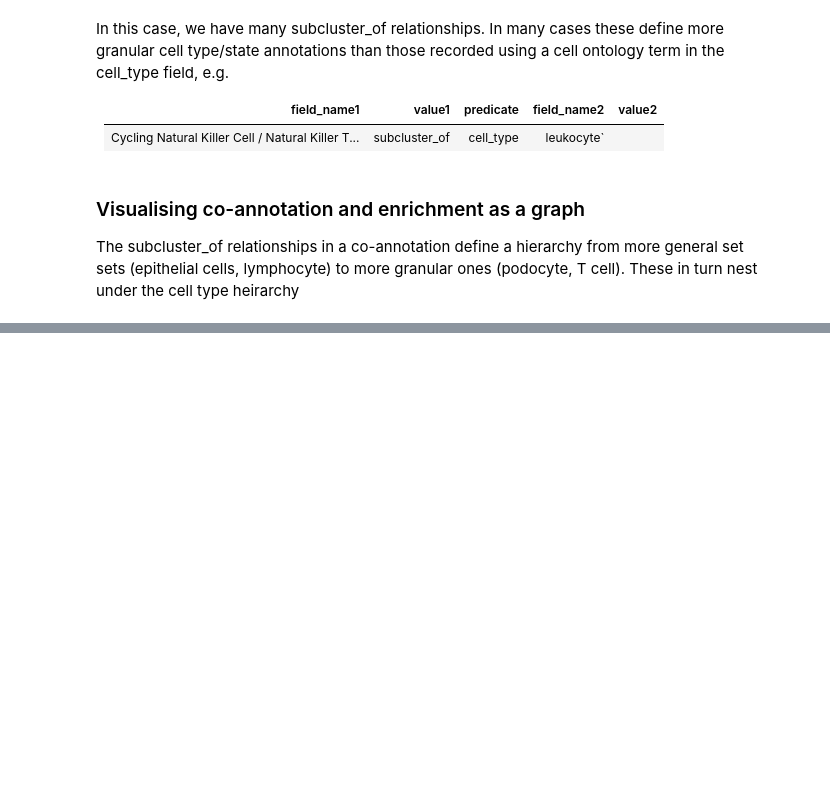
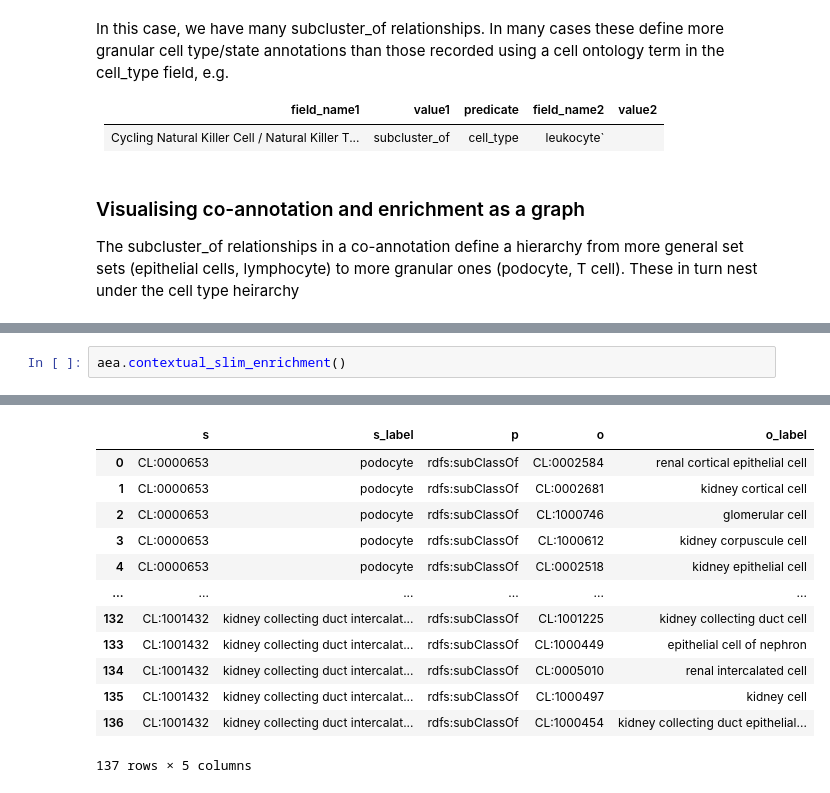
Before and after one commit to INCATools/pandasaurus_cxg, a Jupyter notebook: walkthrough.ipynb, the cells around one changed output, grey strips where cells are left out. Cells and saved outputs as stored; diff of their text form; blank space fills up the shorter version.

```diff
--- a/walkthrough.ipynb
+++ b/walkthrough.ipynb
@@ -222,0 +241,3 @@ The subcluster_of relationships in a co-annotation define a hierarchy from more
+# %%
+aea.contextual_slim_enrichment()
+# %% [output]
@@ -222,0 +245,13 @@ The subcluster_of relationships in a co-annotation define a hierarchy from more
+|  | s | s_label | p | o | o_label |
+| 0 | CL:0000653 | podocyte | rdfs:subClassOf | CL:0002584 | renal cortical epithelial cell |
+| 1 | CL:0000653 | podocyte | rdfs:subClassOf | CL:0002681 | kidney cortical cell |
+| 2 | CL:0000653 | podocyte | rdfs:subClassOf | CL:1000746 | glomerular cell |
+| 3 | CL:0000653 | podocyte | rdfs:subClassOf | CL:1000612 | kidney corpuscule cell |
+| 4 | CL:0000653 | podocyte | rdfs:subClassOf | CL:0002518 | kidney epithelial cell |
+| ... | ... | ... | ... | ... | ... |
+| 132 | CL:1001432 | kidney collecting duct intercalat... | rdfs:subClassOf | CL:1001225 | kidney collecting duct cell |
+| 133 | CL:1001432 | kidney collecting duct intercalat... | rdfs:subClassOf | CL:1000449 | epithelial cell of nephron |
+| 134 | CL:1001432 | kidney collecting duct intercalat... | rdfs:subClassOf | CL:0005010 | renal intercalated cell |
+| 135 | CL:1001432 | kidney collecting duct intercalat... | rdfs:subClassOf | CL:1000497 | kidney cell |
+| 136 | CL:1001432 | kidney collecting duct intercalat... | rdfs:subClassOf | CL:1000454 | kidney collecting duct epithelial... |
+137 rows × 5 columns
```
Also changed, not shown: parts of 17 cells of this notebook, 11 other files.
